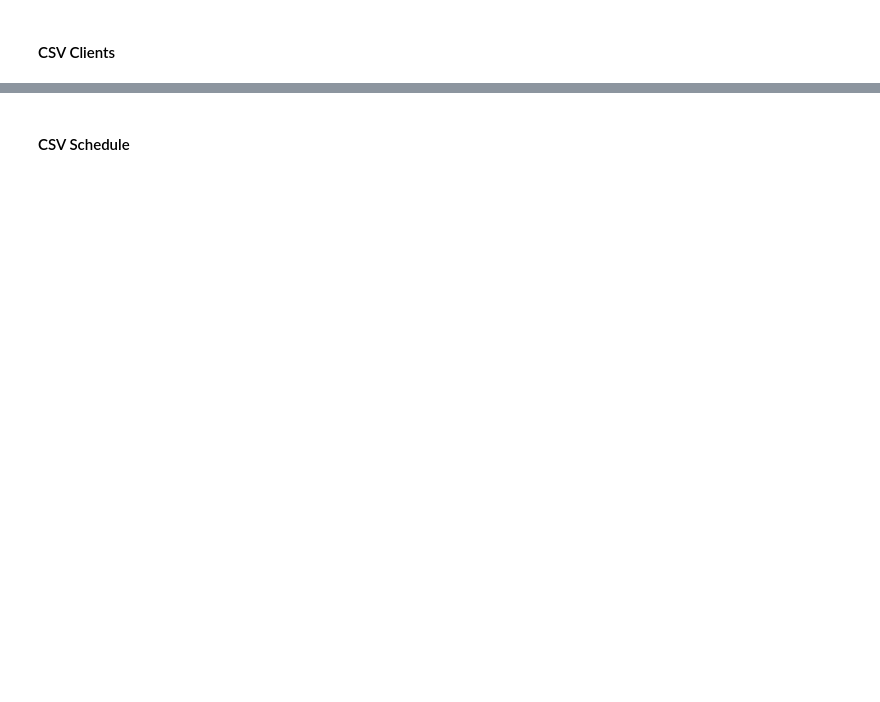
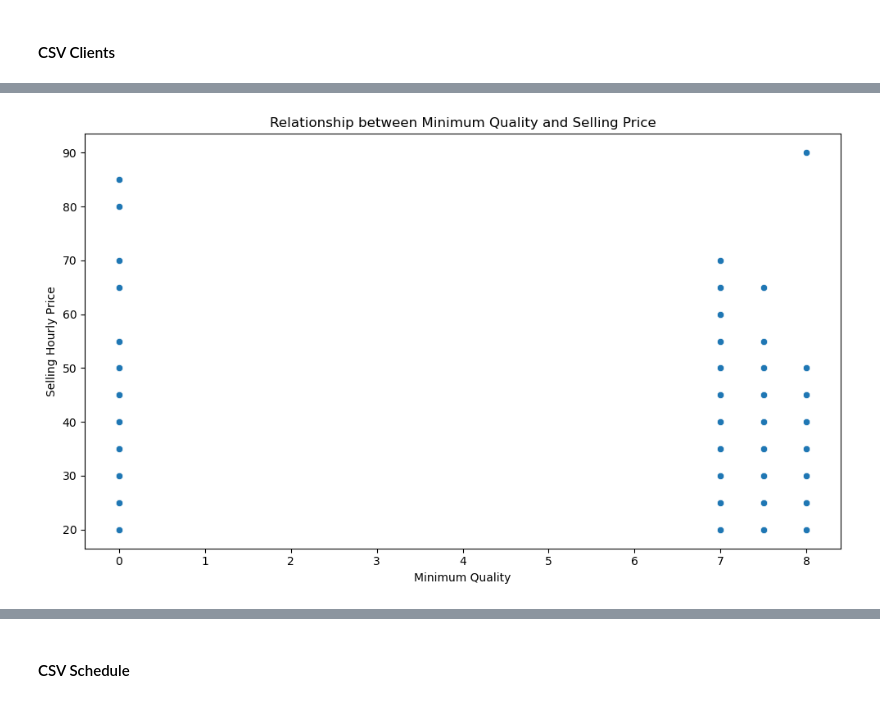
Before and after one commit to dmxocean/synthesisOne, a Jupyter notebook: notebooks/data_analysis.ipynb, the cells around one changed output, grey strips where cells are left out. Drawn from its saved outputs; the diff is of its cells as text; code cells hidden in the pictures; blank space fills up the shorter version.

```diff
--- a/notebooks/data_analysis.ipynb
+++ b/notebooks/data_analysis.ipynb
@@ -164,8 +357,11 @@ plt.show()
 # %%
-# Analyze relationship - Selling price & Minimum quality
+# Analyze relationship between selling price and Minimum Quality
 plt.figure(figsize=(10, 6))
-sns.scatterplot(x="MIN_QUALITY", y="SELLING_HOURLY_PRICE", data=clients_df)
+sns.scatterplot(data=df_clients, x="MIN_QUALITY", y="SELLING_HOURLY_PRICE")
 plt.title("Relationship between Minimum Quality and Selling Price")
 plt.xlabel("Minimum Quality")
 plt.ylabel("Selling Hourly Price")
+plt.tight_layout()
 plt.show()
+# %% [output]
+[figure, added]
```
Also changed, not shown: parts of 57 cells of this notebook.
